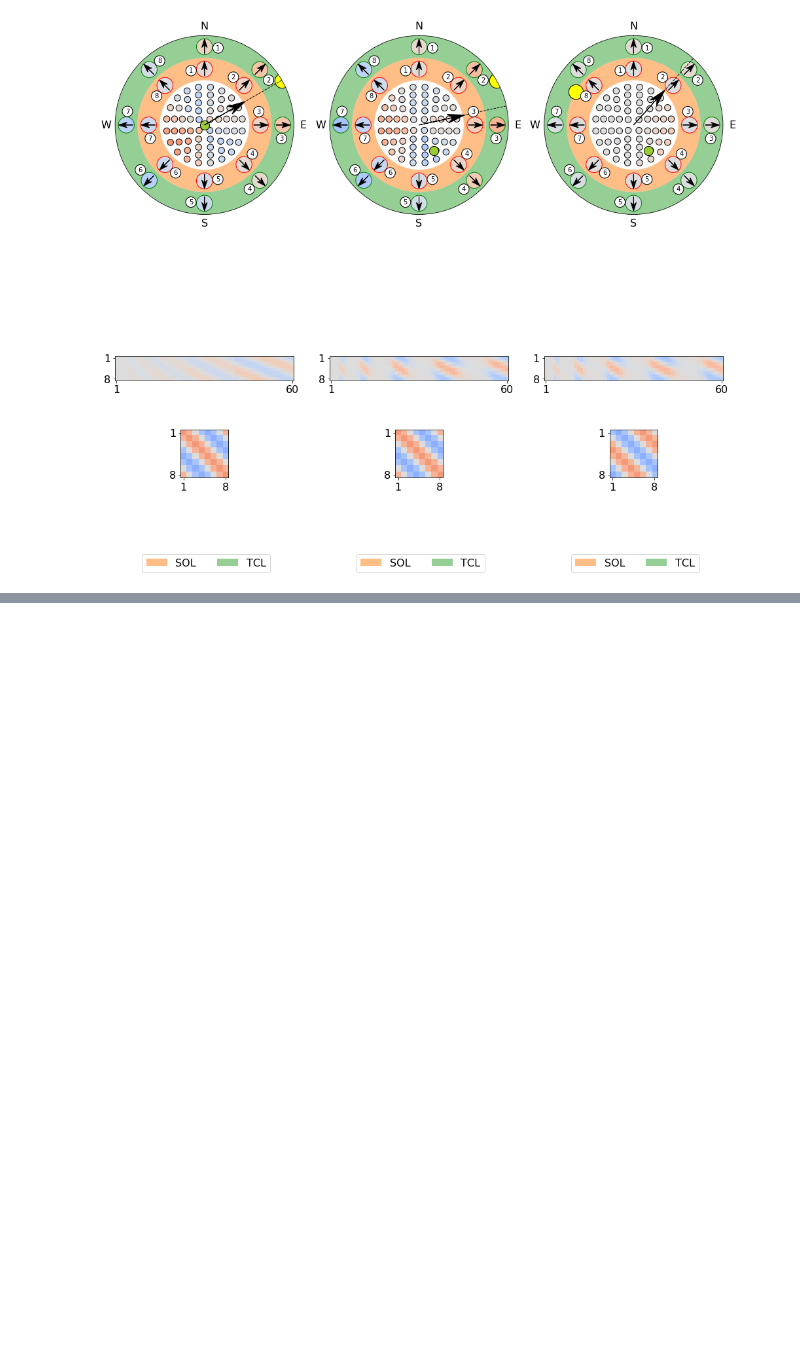
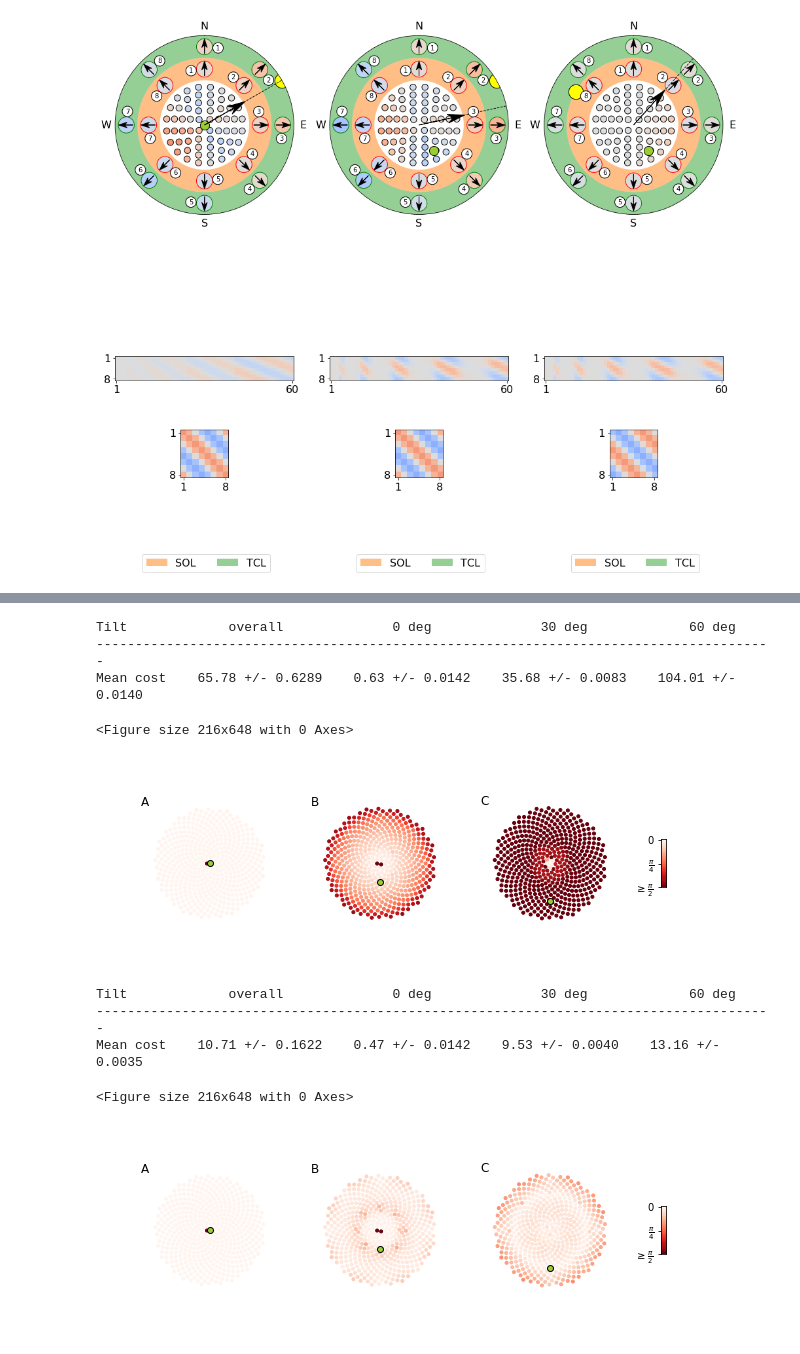
Before and after one commit to InsectRobotics/insectvision, a Jupyter notebook: notebooks/plos.ipynb, the cells around one changed output, grey strips where cells are left out. Saved outputs shown, nothing was run; the diff lists cells and outputs as text; code cells hidden in the pictures; blank space fills up the shorter version.

```diff
--- a/notebooks/plos.ipynb
+++ b/notebooks/plos.ipynb
@@ -95,0 +111,18 @@ plot_snapshot(*params, **kwargs).show()
+# %%
+from notebooks.plots import plot_gate_cost
+
+plt.figure("Not dealing with tilt", figsize=(3, 9))
+plot_gate_cost(sigma=100.).show()
+plt.figure("Dealing with tilt", figsize=(3, 9))
+plot_gate_cost().show()
+# %% [output]
+Tilt             overall              0 deg              30 deg             60 deg
+---------------------------------------------------------------------------------------
+Mean cost    65.78 +/- 0.6289    0.63 +/- 0.0142    35.68 +/- 0.0083    104.01 +/- 0.0140
+<Figure size 216x648 with 0 Axes>
+[figure, added]
+Tilt             overall              0 deg              30 deg             60 deg
+---------------------------------------------------------------------------------------
+Mean cost    10.71 +/- 0.1622    0.47 +/- 0.0142    9.53 +/- 0.0040    13.16 +/- 0.0035
+<Figure size 216x648 with 0 Axes>
+[figure, added]
```
Also changed, not shown: parts of 2 cells of this notebook, 4 other files.
